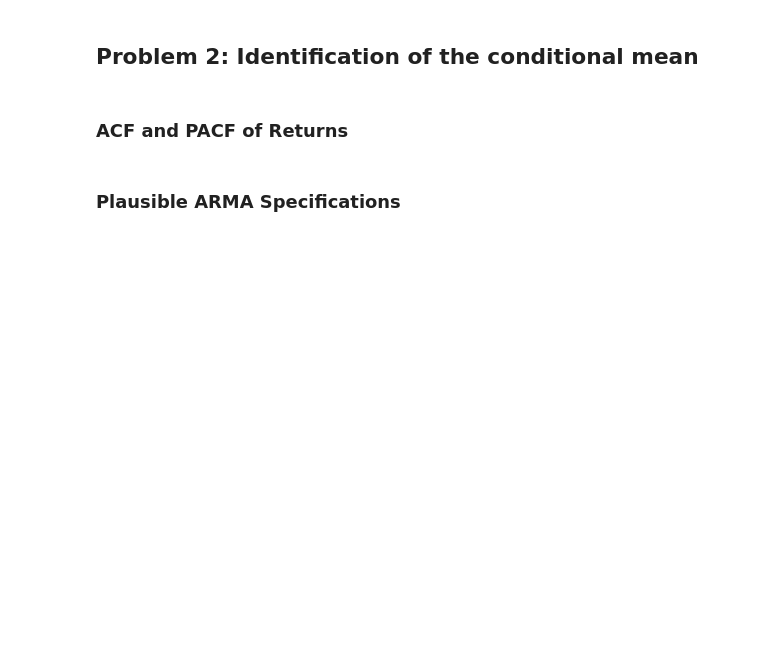
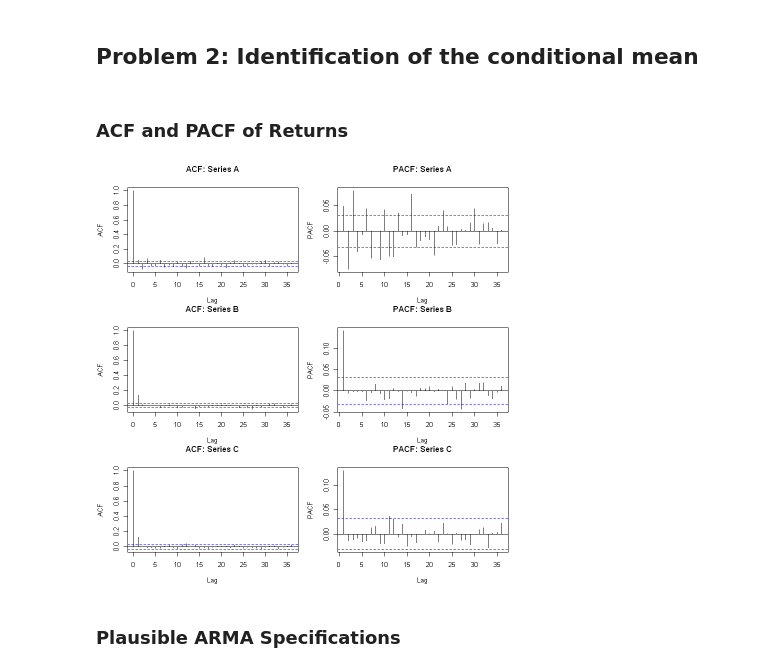
Before and after one commit to Stepan213/FinEcox, a Jupyter notebook: master.ipynb, the cells around one changed output. Drawn from its saved outputs; the diff is of its cells as text; code cells hidden in the pictures; blank space fills up the shorter version.

```diff
--- a/master.ipynb
+++ b/master.ipynb
@@ -18,5 +86,21 @@
 ## Problem 2: Identification of the conditional mean
 # %% [markdown]
 ### ACF and PACF of Returns
+# %%
+par(mfrow=c(3,2), mar=c(4,4,3,1))
+
+# --- Series A ---
+acf(series_a$ret, main="ACF: Series A", ylab="ACF")
+pacf(series_a$ret, main="PACF: Series A", ylab="PACF")
+
+# --- Series B ---
+acf(series_b$ret, main="ACF: Series B", ylab="ACF")
+pacf(series_b$ret, main="PACF: Series B", ylab="PACF")
+
+# --- Series C ---
+acf(series_c$ret, main="ACF: Series C", ylab="ACF")
+pacf(series_c$ret, main="PACF: Series C", ylab="PACF")
+# %% [output]
+[figure, added]
 # %% [markdown]
 ### Plausible ARMA Specifications
```
Also changed, not shown: parts of 23 cells of this notebook.
